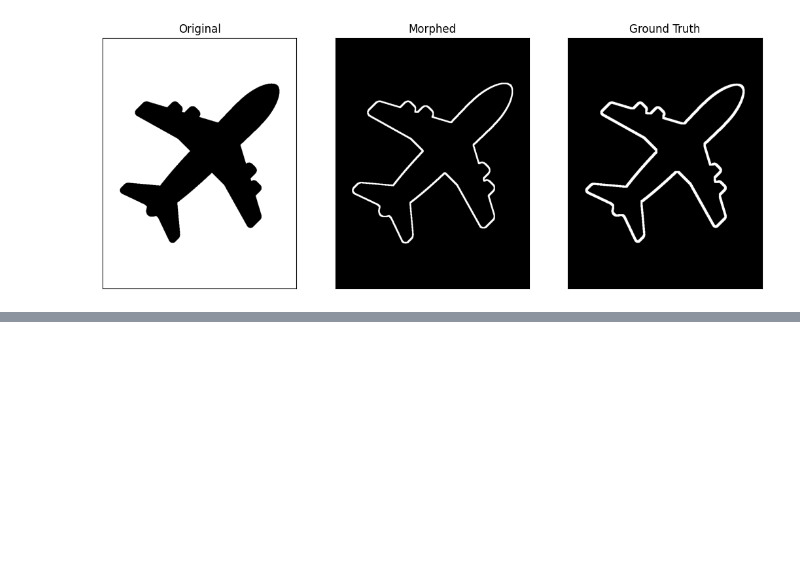
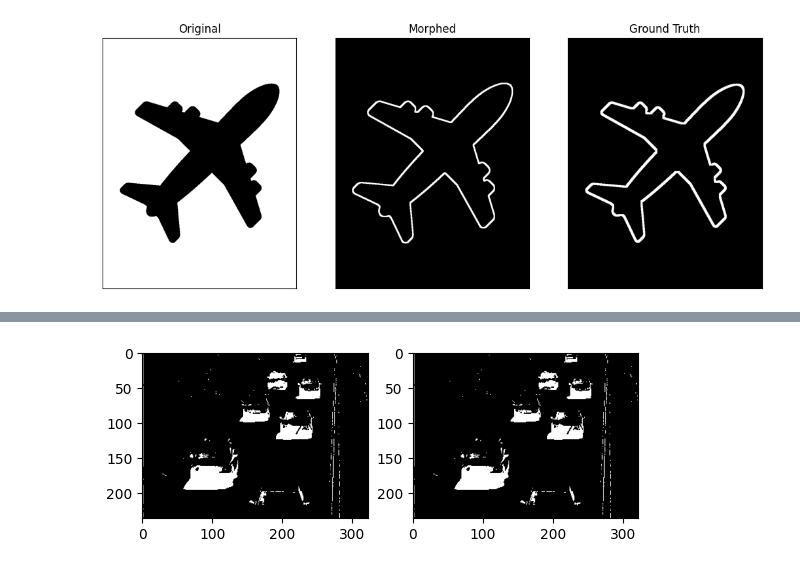
Before and after one commit to haziqfaiz-mmu/VIP, a Jupyter notebook: 04/lab04_notebook.ipynb, the cells around one changed output, grey strips where cells are left out. Saved outputs shown, nothing was run; the diff lists cells and outputs as text; code cells hidden in the pictures; blank space fills up the shorter version.

```diff
--- a/04/lab04_notebook.ipynb
+++ b/04/lab04_notebook.ipynb
@@ -229,0 +238,11 @@ plt.show()
+# %%
+#Thresholding
+ret1,cars_cross=cv2.threshold(cars,75,255,cv2.THRESH_BINARY)
+ret2,cars_rect=cv2.threshold(cars,75,255,cv2.THRESH_BINARY)
+
+
+plt.subplot(121), plt.imshow(cars_cross, cmap='gray')
+plt.subplot(122), plt.imshow(cars_rect, cmap='gray')
+plt.show()
+# %% [output]
+[figure, added]
```
Also changed, not shown: parts of 7 cells of this notebook.
